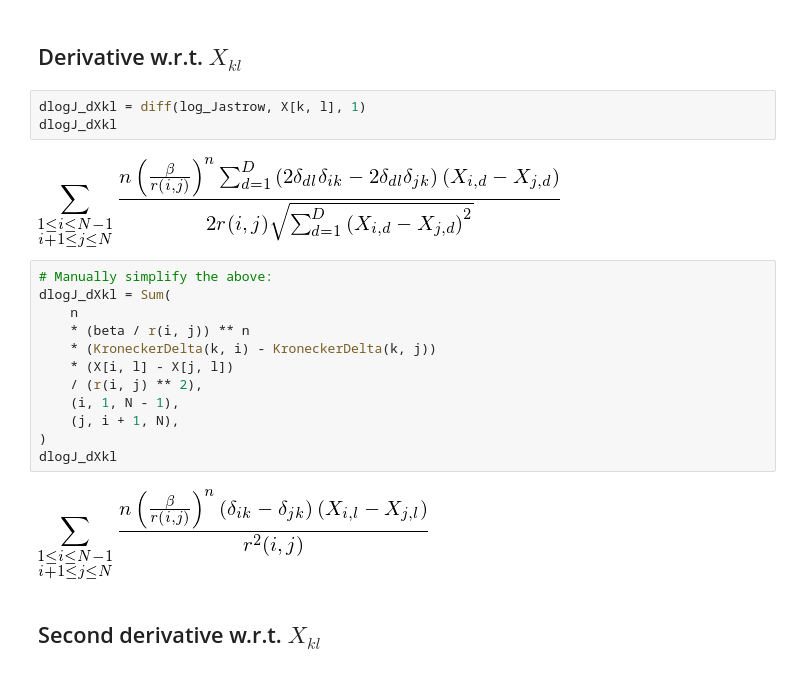
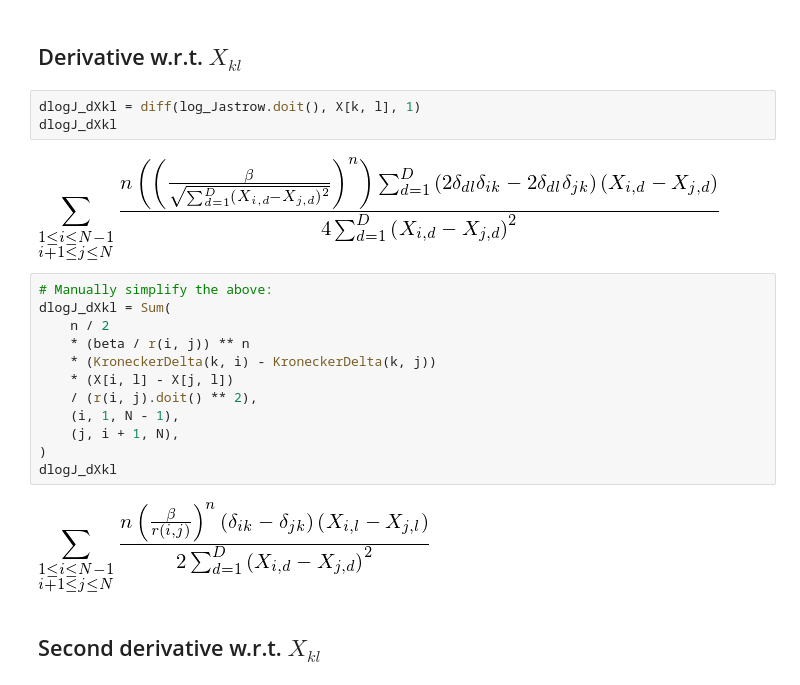
Before and after one commit to bsamseth/qflow, a Jupyter notebook: scripts/Jastrow-McMillian.ipynb, the cells around one changed output. Saved outputs shown, nothing was run; the diff lists cells and outputs as text.

Commit message:
Rework JastrowMcMillian Sympy derivations
Not quite sure how they were so different before...?

```diff
--- a/scripts/Jastrow-McMillian.ipynb
+++ b/scripts/Jastrow-McMillian.ipynb
@@ -56,24 +56,24 @@ dlogJ_dBeta.simplify()
 # %% [markdown]
 ## Derivative w.r.t. $X_{kl}$
 # %%
-dlogJ_dXkl = diff(log_Jastrow, X[k, l], 1)
+dlogJ_dXkl = diff(log_Jastrow.doit(), X[k, l], 1)
 dlogJ_dXkl
 # %% [output]
-[figure, old version]
+[figure, new version]
 # %%
 # Manually simplify the above:
 dlogJ_dXkl = Sum(
-    n
+    n / 2
     * (beta / r(i, j)) ** n
     * (KroneckerDelta(k, i) - KroneckerDelta(k, j))
     * (X[i, l] - X[j, l])
-    / (r(i, j) ** 2),
+    / (r(i, j).doit() ** 2),
     (i, 1, N - 1),
     (j, i + 1, N),
 )
 dlogJ_dXkl
 # %% [output]
-[figure, old version]
+[figure, new version]
 # %% [markdown]
 ## Second derivative w.r.t. $X_{kl}$
 # %%
```
Also changed, not shown: parts of 2 cells of this notebook.
